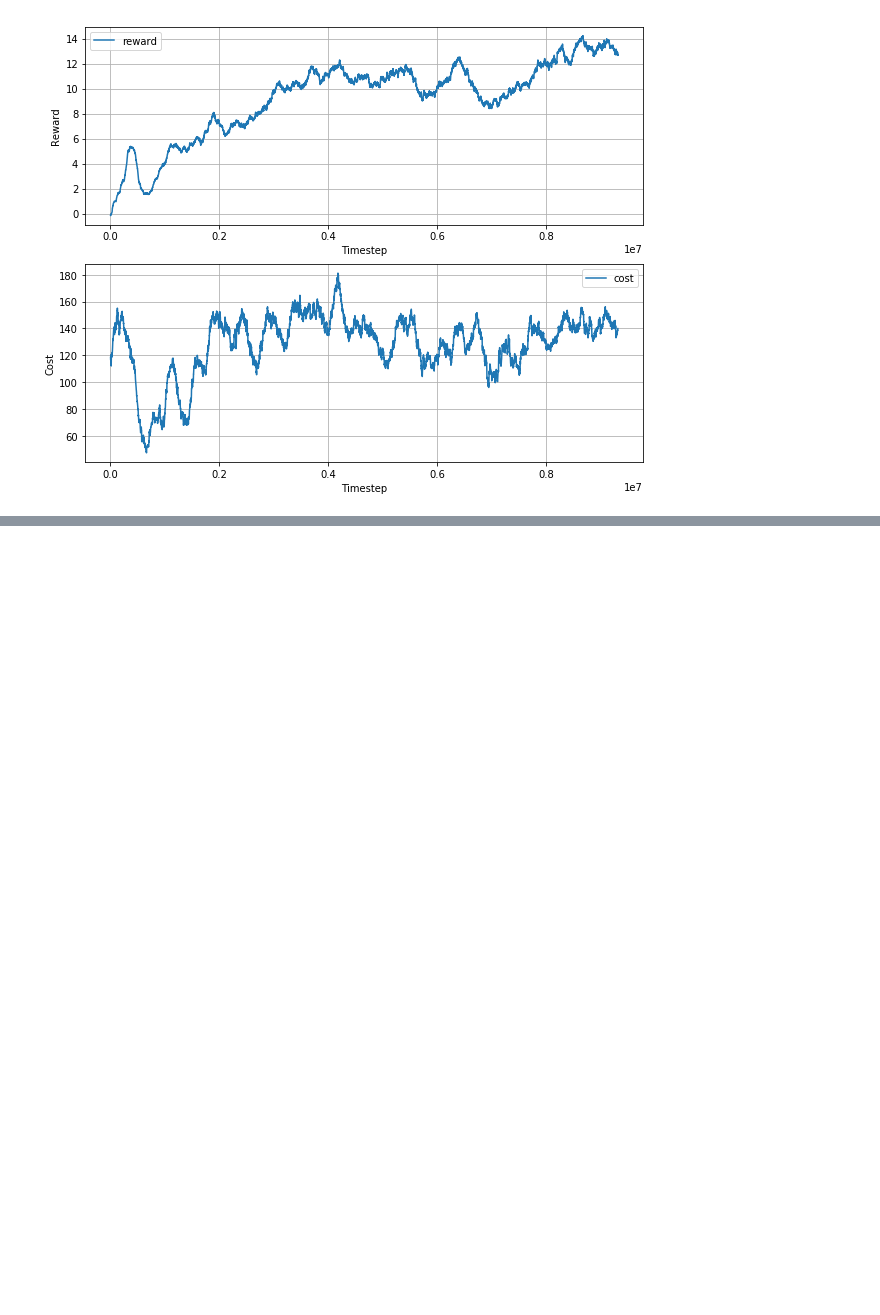
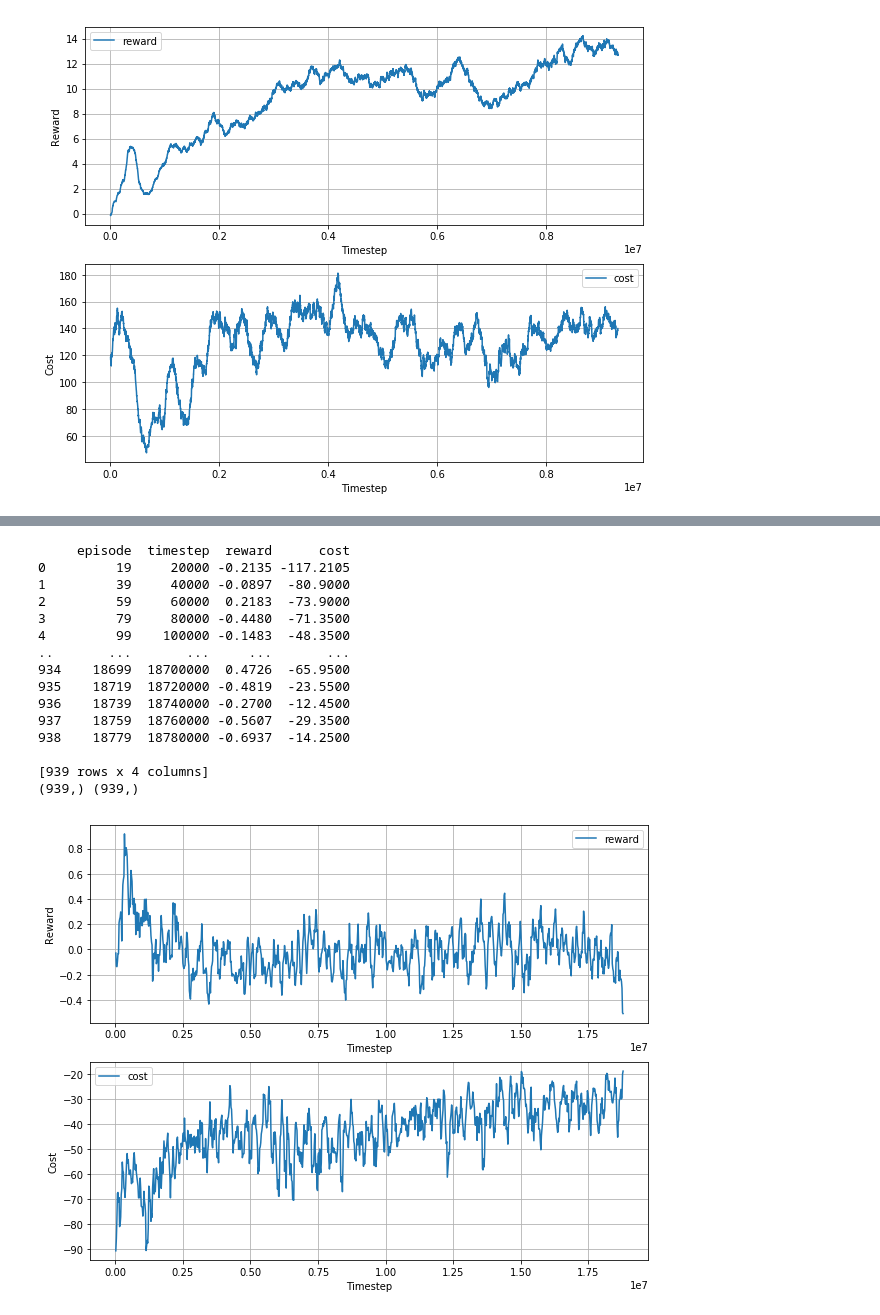
Before and after one commit to quantumiracle/safety_rl, a Jupyter notebook: plot.ipynb, the cells around one changed output, grey strips where cells are left out. Cells and saved outputs as stored; diff of their text form; code cells hidden in the pictures; blank space fills up the shorter version.

```diff
--- a/plot.ipynb
+++ b/plot.ipynb
@@ -126,0 +173,43 @@ FileNotFoundError: [Errno 2] No such file or directory: './data/Safexp-PointGoal
+# %%
+import pandas as pd
+
+env_name = "Safexp-PointGoal1-v0"
+num = 1
+data_file_path = f'./log/{env_name}/safe_PPO_{env_name}_log_{num}.csv'
+data = pd.read_csv(data_file_path)
+data = pd.DataFrame(data)
+print(data)
+print(data['reward'].shape, data['timestep'].shape)
+
+fig, axs = plt.subplots(2, figsize=(10,8))
+
+axs[0].plot(np.array(data['timestep']), smooth(data['reward'], radius=2), label='reward')
+axs[0].set_xlabel('Timestep')
+axs[0].set_ylabel('Reward')
+axs[0].legend()
+axs[0].grid()
+
+axs[1].plot(np.array(data['timestep']), smooth(data['cost'], radius=2), label='cost')
+axs[1].set_xlabel('Timestep')
+axs[1].set_ylabel('Cost')
+axs[1].legend()
+axs[1].grid()
+
+plt.savefig('img/{env_name}_safe_ppo2.pdf')
+# %% [output]
+     episode  timestep  reward      cost
+0         19     20000 -0.2135 -117.2105
+1         39     40000 -0.0897  -80.9000
+2         59     60000  0.2183  -73.9000
+3         79     80000 -0.4480  -71.3500
+4         99    100000 -0.1483  -48.3500
+..       ...       ...     ...       ...
+934    18699  18700000  0.4726  -65.9500
+935    18719  18720000 -0.4819  -23.5500
+936    18739  18740000 -0.2700  -12.4500
+937    18759  18760000 -0.5607  -29.3500
+938    18779  18780000 -0.6937  -14.2500
+
+[939 rows x 4 columns]
+(939,) (939,)
+[figure, added]
```
Also changed, not shown: parts of 9 cells of this notebook, 45 other files.
